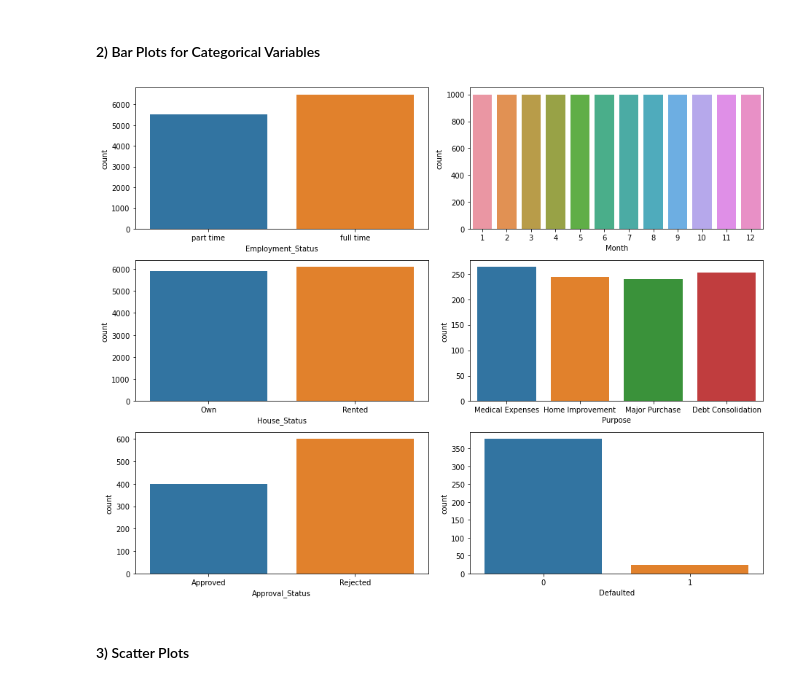
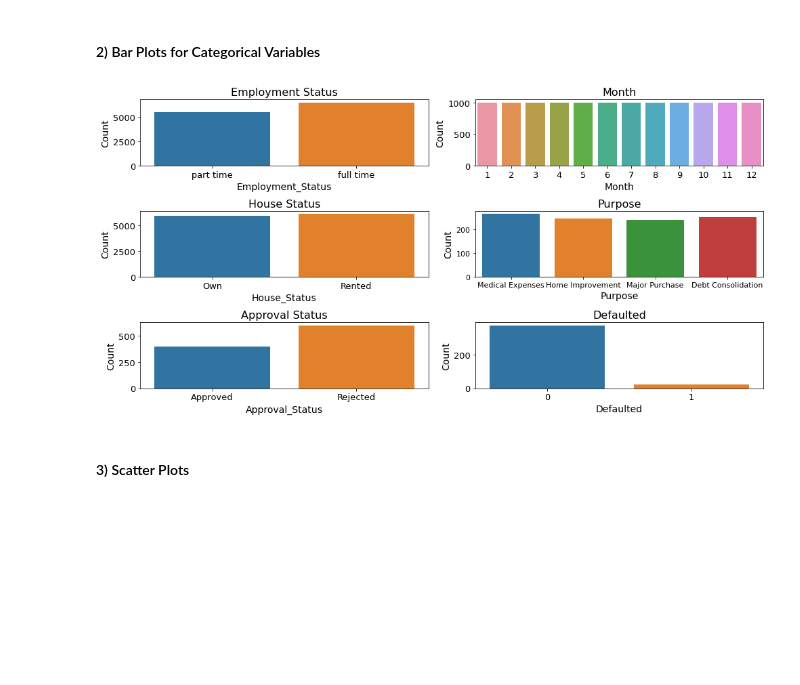
Before and after one commit to nicktok/AFIN3010, a Jupyter notebook: AFIN3010 Report.ipynb, the cells around one changed output. Cells and saved outputs as stored; diff of their text form; code cells hidden in the pictures; blank space fills up the shorter version.

```diff
--- a/AFIN3010 Report.ipynb
+++ b/AFIN3010 Report.ipynb
@@ -393,21 +407,52 @@ plt.tight_layout()
 # %% [markdown]
 #### 2) Bar Plots for Categorical Variables
 # %%
-fig, axes = plt.subplots(3, 2, figsize=(13, 10))
+fig, axes = plt.subplots(3, 2, figsize=(14, 7))
 
-# Flattening axes array for easy indexing
+#Flattening axes array for easy indexing
 axes = axes.flatten()
+
 sns.countplot(data=cat_loan_df, x='Employment_Status', ax=axes[0])
+axes[0].set_title('Employment Status', fontsize=16)
+axes[0].set_xlabel('Employment_Status',fontsize=14)
+axes[0].set_ylabel('Count', fontsize=14)
+axes[0].tick_params(labelsize=13)
+
 sns.countplot(data=cat_loan_df, x='Month', ax=axes[1])
+axes[1].set_title('Month', fontsize=16)
+axes[1].set_xlabel('Month', fontsize=14)
+axes[1].set_ylabel('Count', fontsize=14)
+axes[1].tick_params(labelsize=13)
+
 sns.countplot(data=cat_loan_df, x='House_Status', ax=axes[2])
+axes[2].set_title('House Status',fontsize=16)
+axes[2].set_xlabel('House_Status',fontsize=14)
+axes[2].set_ylabel('Count',fontsize=14)
+axes[2].tick_params(labelsize=13)
+
 sns.countplot(data=cat_loan_df, x='Purpose', ax=axes[3])
+axes[3].set_title('Purpose',fontsize=16)
+axes[3].set_xlabel('Purpose',fontsize=14)
+axes[3].set_ylabel('Count',fontsize=14)
+axes[3].tick_params(labelsize=11)
+
+
 sns.countplot(data=cat_loan_df, x='Approval_Status', ax=axes[4])
+axes[4].set_title('Approval Status',fontsize=16)
+axes[4].set_xlabel('Approval_Status',fontsize=14)
+axes[4].set_ylabel('Count',fontsize=14)
+axes[4].tick_params(labelsize=13)
+
 sns.countplot(data=cat_repay_df, x='Defaulted', ax=axes[5])
+axes[5].set_title('Defaulted', fontsize=16)
+axes[5].set_xlabel('Defaulted', fontsize=14)
+axes[5].set_ylabel('Count', fontsize=14)
+axes[5].tick_params(labelsize=13)
 
 plt.tight_layout()
 plt.show()
 # %% [output]
-[figure, old version]
+[figure, new version]
 # %% [markdown]
 #### 3) Scatter Plots
 # %%
```
Also changed, not shown: parts of 42 cells of this notebook, 11 other files.
